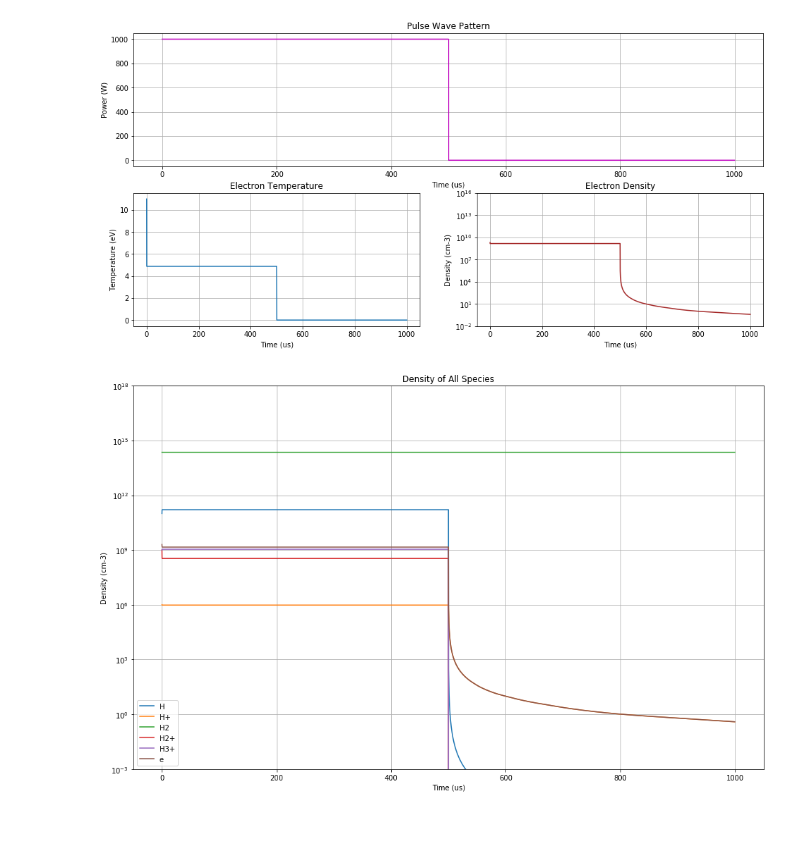
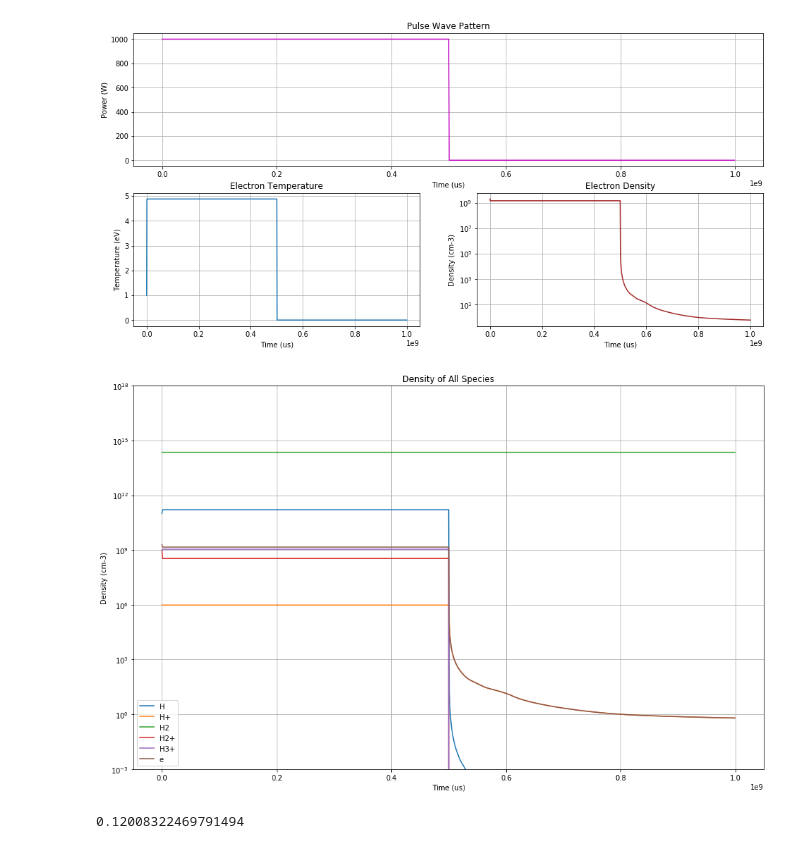
Before and after one commit to GUNU-GO/Graduation_Paper, a Jupyter notebook: Backups/Global Model (Backup).ipynb, the cells around one changed output. Saved outputs shown, nothing was run; the diff lists cells and outputs as text; code cells hidden in the pictures.

```diff
--- a/Backups/Global Model (Backup).ipynb
+++ b/Backups/Global Model (Backup).ipynb
@@ -118,9 +112,9 @@ def ne_0(t):
 # %%
 ###### Power Setting ######
-P = 1000*6.241509e18 #[eV/s] Input Power
+P = 1000*6.242e18 #[eV/s] Input Power
 duty = 0.5
 period = 1000
-time_resolution = 1e-1
+time_resolution = 1
 t = np.arange(0, period, time_resolution)
 
 def Power_rectangular(t):
@@ -144,9 +138,9 @@ def Power_logistic(t):
         return 0
 # %%
 ###### Electron Temperature & Density Calculation ######
-x0 = [11,1e11, 1e6, 1e9, 1e9] #Te, nH, nHp, nH2p, nH3p
+x0 = [1,1e11, 1e6, 1e9, 1e9] #Te, nH, nHp, nH2p, nH3p [First guessing]
 args = (Power_rectangular,)
-ans1 = odeint(electron_balance_eqn, x0, t, args, rtol=10**-3, mxstep=10**4)
+ans1 = odeint(electron_balance_eqn, x0, t, args, rtol=10**-2, mxstep=10**3)
 T = ans1[:,0]
 H = ans1[:,1]
 Hp = ans1[:,2]
@@ -157,36 +151,35 @@ H2 = ng-(0.5*(H+Hp)+H2p+1.5*H3p)
 # %%
 plt.figure(figsize=(16,16))
 Power_list = []
 for i in t:
     Power_list.append(Power_rectangular(i)/6.241509e18)
 plt.subplot(411)
-plt.plot(t,Power_list,'m')
+plt.plot(t*1e6,Power_list,'m')
 plt.title('Pulse Wave Pattern')
 plt.xlabel('Time (us)')
 plt.ylabel('Power (W)')
 plt.grid(True)
 
 plt.subplot(423)
-plt.plot(t,T)
+plt.plot(t*1e6,T)
 plt.xlabel('Time (us)')
 plt.ylabel('Temperature (eV)')
 plt.title('Electron Temperature')
 plt.grid(True)
 
 plt.subplot(424)
-plt.plot(t,ne,'brown')
+plt.plot(t*1e6,ne,'brown')
 plt.yscale('log')
 plt.xlabel('Time (us)')
 plt.ylabel('Density (cm-3)')
-plt.ylim(1e-2,1e16)
 plt.title('Electron Density')
 plt.grid(True)
 plt.show()
 # %% [output]
-[figure, old version]
+[figure, new version]
 # %%
 plt.figure(figsize=(16,10))
-plt.plot(t,H,t,Hp,t,H2,t,H2p,t,H3p,t,ne)
+plt.plot(t*1e6,H,t*1e6,Hp,t*1e6,H2,t*1e6,H2p,t*1e6,H3p,t*1e6,ne)
 plt.yscale('log')
 plt.xlabel('Time (us)')
 plt.ylabel('Density (cm-3)')
@@ -196,7 +189,7 @@ plt.title('Density of All Species')
 plt.grid(True)
 plt.show()
 # %% [output]
-[figure, old version]
+[figure, new version]
 # %%
 data = np.array([t,H,Hp,H2,H2p,H3p,ne]).T
 data = pd.DataFrame(data)
@@ -204,0 +202,10 @@ data.to_csv('result.csv')
+# %%
+mu = 4*np.pi*1e-7
+N = 500
+I = 10
+B = mu*N*I
+q = 1.6e-19
+m = 9.1e-31
+print(m*v/q/B*100)
+# %% [output]
+0.12008322469791494
```
Also changed, not shown: parts of 6 cells of this notebook, 3 other files.
